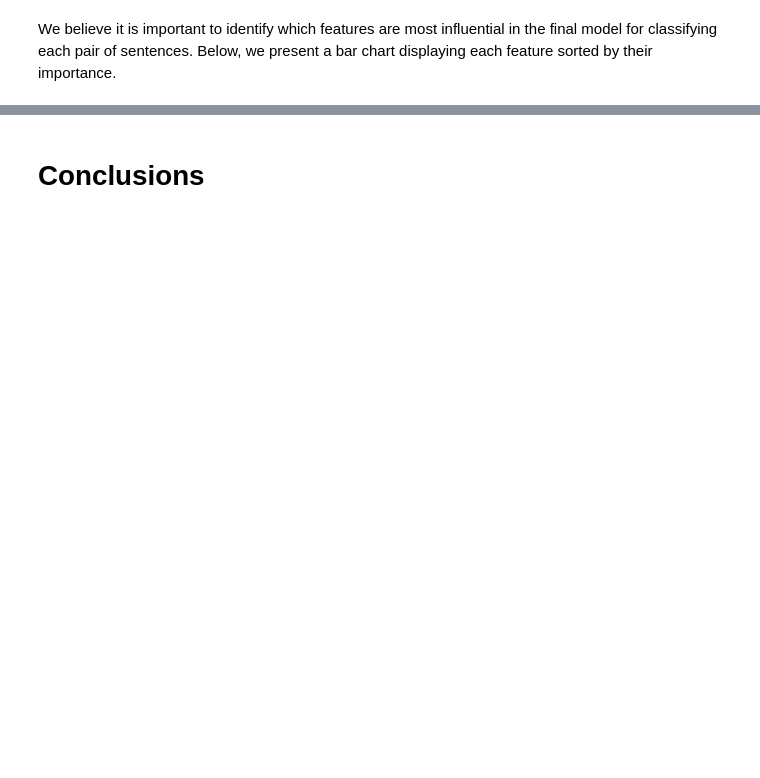
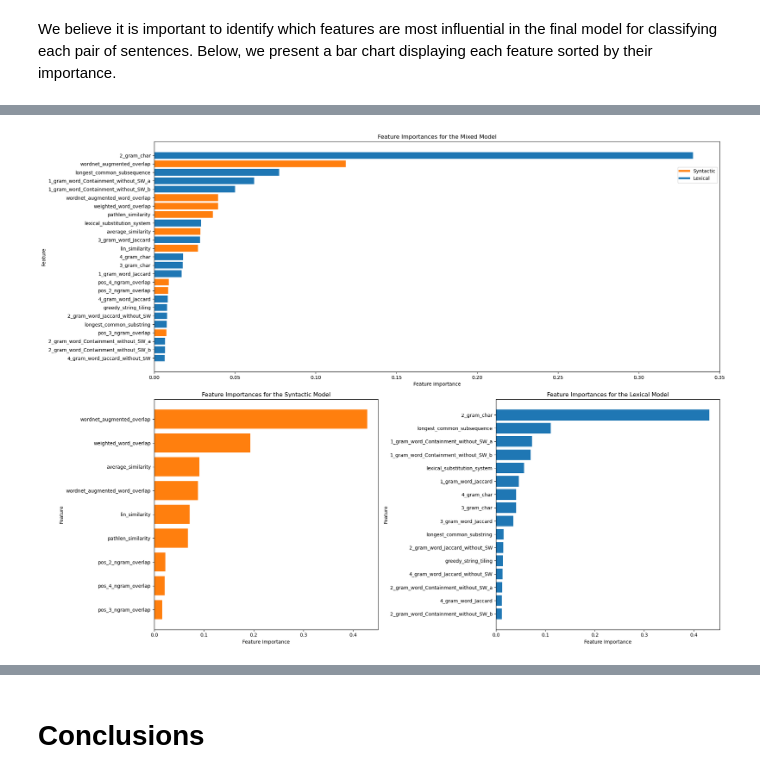
Before and after one commit to JoanK11/MAI-IHLT-Introduction_to_Human_Language_Technology, a Jupyter notebook: training_and_results.ipynb, the cells around one changed output, grey strips where cells are left out. Drawn from its saved outputs; the diff is of its cells as text; code cells hidden in the pictures; blank space fills up the shorter version.

```diff
--- a/training_and_results.ipynb
+++ b/training_and_results.ipynb
@@ -515,0 +635,25 @@ Overall, the analysis reveals that lexical features tend to be more influential
+# %%
+# Create a 2x2 subplot grid
+fig = plt.figure(figsize=(20, 15))
+gs = gridspec.GridSpec(2, 2, figure=fig)
+
+# Plot Mixed model spanning the top row
+ax_mixed = fig.add_subplot(gs[0, :])  # Span [0, 0] and [0, 1]
+plot_feature_importances(model, 'Mixed', features_train, ax=ax_mixed)
+
+# Plot Syntactic model in the bottom-left
+ax_syntactic = fig.add_subplot(gs[1, 0])
+plot_feature_importances(syntactic_model, 'Syntactic', features_train_syntactic, ax=ax_syntactic, show_legend=False)
+
+# Plot Lexical model in the bottom-right
+ax_lexical = fig.add_subplot(gs[1, 1])
+plot_feature_importances(lexical_model, 'Lexical', features_train_lexical, ax=ax_lexical, show_legend=False)
+
+# Save the figure
+#plt.savefig("plots/feature_importance_by_dimensions.png", dpi=300, bbox_inches='tight')
+
+# Adjust layout and show
+plt.tight_layout()
+plt.show()
+# %% [output]
+[figure, added]
```
Also changed, not shown: parts of 31 cells of this notebook, 6 other files.
